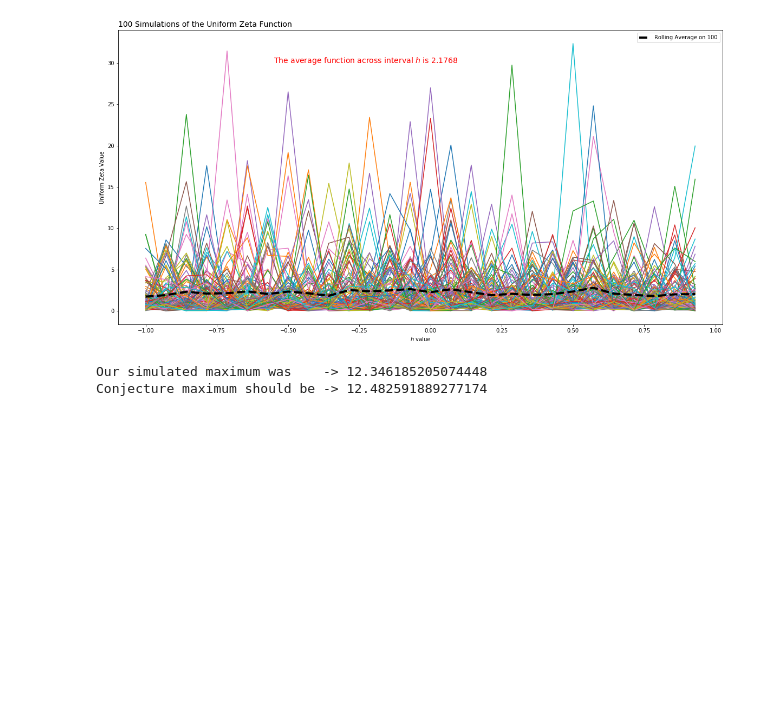
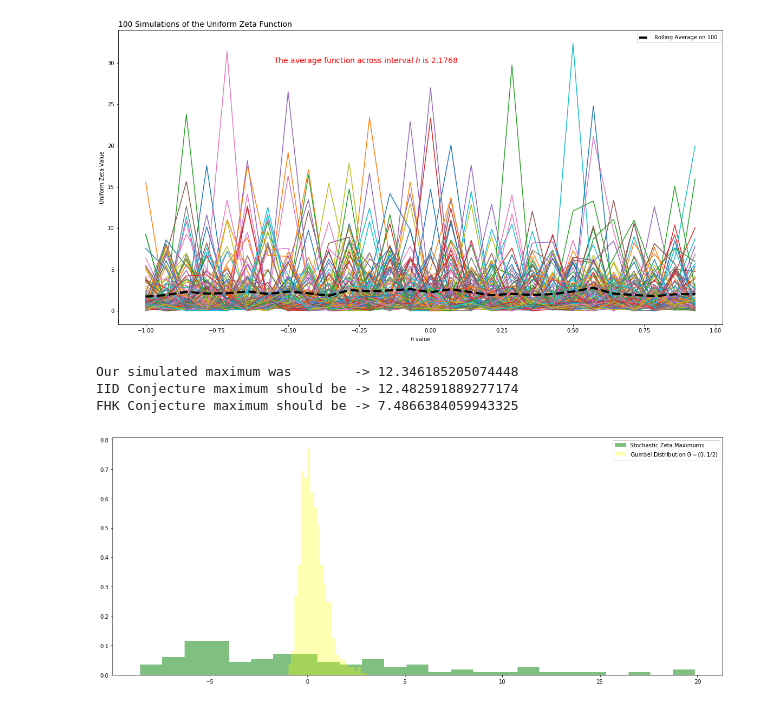
Before and after one commit to Raj9898/Random_Zeta, a Jupyter notebook: Zeta Function Simulation.ipynb, the cells around one changed output. Saved outputs shown, nothing was run; the diff lists cells and outputs as text; code cells hidden in the pictures; blank space fills up the shorter version.

```diff
--- a/Zeta Function Simulation.ipynb
+++ b/Zeta Function Simulation.ipynb
@@ -386,7 +388,24 @@ uniform_max_func = lambda x: (np.log(x) /  (np.log(np.log(x))**0.25))
 # %%
-cong_max = uniform_max_func(T_uniform)
-print("Our simulated maximum was    ->", np.average(uniform_zeta.max(axis=1)))
-print("Conjecture maximum should be ->", cong_max)
+cong_iid_max = uniform_max_iid(T_uniform)
+cong_fhk_max = uniform_max_fhk(T_uniform)
+print("Our simulated maximum was        ->", np.average(uniform_zeta.max(axis=1)))
+print("IID Conjecture maximum should be ->", cong_iid_max)
+print("FHK Conjecture maximum should be ->", cong_fhk_max)
 # %% [output]
-Our simulated maximum was    -> 12.346185205074448
-Conjecture maximum should be -> 12.482591889277174
+Our simulated maximum was        -> 12.346185205074448
+IID Conjecture maximum should be -> 12.482591889277174
+FHK Conjecture maximum should be -> 7.4866384059943325
+# %%
+bins = 25
+error = (uniform_zeta.max(axis=1)-cong_max)
+
+# re-centered Gumbel distrubtion to observe the shape of the hist (variance 1/2)
+plt.figure(figsize=(20, 8))
+plt.hist(error, bins=bins, alpha=0.5, color='green', density=True,
+         label="Stochastic Zeta Maximums")
+plt.hist(gumbel_r.rvs(loc=0, scale=0.5, size=1000), bins=bins, alpha=0.3, color='yellow',
+         label="Gumbel Distribution $\Theta \sim (0,1/2)$", density=True)
+plt.legend()
+plt.show()
+# %% [output]
+[figure, added]
```
Also changed, not shown: parts of 1 cell of this notebook.
